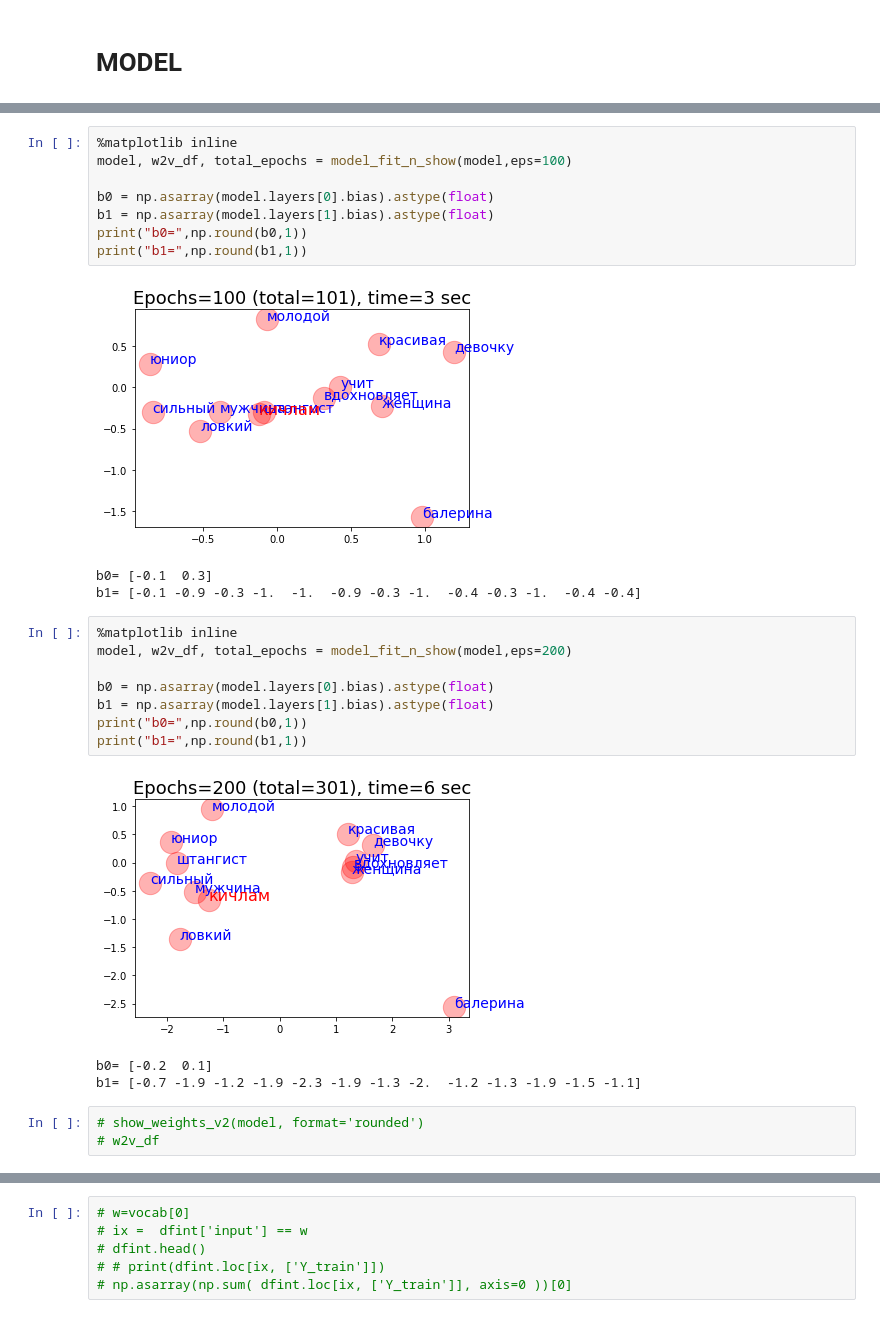
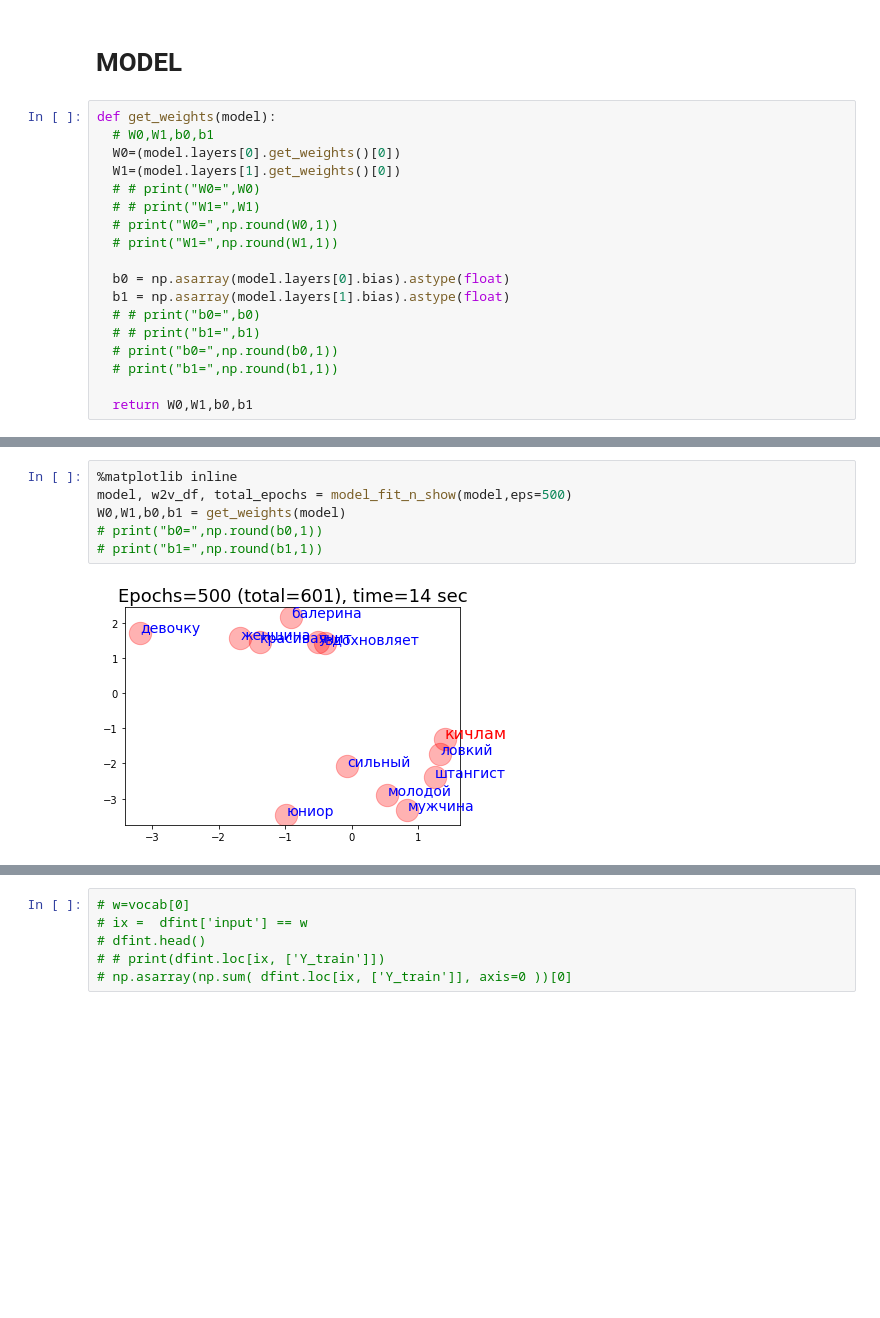
Before and after one commit to ftk1000/w2v_ftk1000, a Jupyter notebook: w2v_tf_fast.ipynb, the cells around one changed output, grey strips where cells are left out. Cells and saved outputs as stored; diff of their text form; blank space fills up the shorter version.

```diff
--- a/w2v_tf_fast.ipynb
+++ b/w2v_tf_fast.ipynb
@@ -201,4 +201,22 @@ Pазмер окна = 2, 42 контекстные пары слов
 | 4 | девочку | балерина | [0, 0, 1, 0, 0, 0, 0, 0, 0, 0, 0,... | [1, 0, 0, 0, 0, 0, 0, 0, 0, 0, 0,... |
 # %% [markdown]
 # MODEL
+# %%
+def get_weights(model):
+  # W0,W1,b0,b1
+  W0=(model.layers[0].get_weights()[0])
+  W1=(model.layers[1].get_weights()[0])
+  # # print("W0=",W0)
+  # # print("W1=",W1)
+  # print("W0=",np.round(W0,1))
+  # print("W1=",np.round(W1,1))
+
+  b0 = np.asarray(model.layers[0].bias).astype(float)
+  b1 = np.asarray(model.layers[1].bias).astype(float)
+  # # print("b0=",b0)
+  # # print("b1=",b1)
+  # print("b0=",np.round(b0,1))
+  # print("b1=",np.round(b1,1))
+
+  return W0,W1,b0,b1
 # %%
@@ -242,27 +258,8 @@ model, w2v_df, total_epochs = model_fit_n_show(model,eps=1)
 # %%
 %matplotlib inline
-model, w2v_df, total_epochs = model_fit_n_show(model,eps=100)
-
-b0 = np.asarray(model.layers[0].bias).astype(float)
-b1 = np.asarray(model.layers[1].bias).astype(float)
-print("b0=",np.round(b0,1))
-print("b1=",np.round(b1,1))
+model, w2v_df, total_epochs = model_fit_n_show(model,eps=500)
+W0,W1,b0,b1 = get_weights(model)
+# print("b0=",np.round(b0,1))
+# print("b1=",np.round(b1,1))
 # %% [output]
-[figure, old version]
+[figure, new version]
-b0= [-0.1  0.3]
-b1= [-0.1 -0.9 -0.3 -1.  -1.  -0.9 -0.3 -1.  -0.4 -0.3 -1.  -0.4 -0.4]
-# %%
-%matplotlib inline
-model, w2v_df, total_epochs = model_fit_n_show(model,eps=200)
-
-b0 = np.asarray(model.layers[0].bias).astype(float)
-b1 = np.asarray(model.layers[1].bias).astype(float)
-print("b0=",np.round(b0,1))
-print("b1=",np.round(b1,1))
-# %% [output]
-[figure, removed]
-b0= [-0.2  0.1]
-b1= [-0.7 -1.9 -1.2 -1.9 -2.3 -1.9 -1.3 -2.  -1.2 -1.3 -1.9 -1.5 -1.1]
-# %%
-# show_weights_v2(model, format='rounded')
-# w2v_df
```
Also changed, not shown: parts of 8 cells of this notebook.
